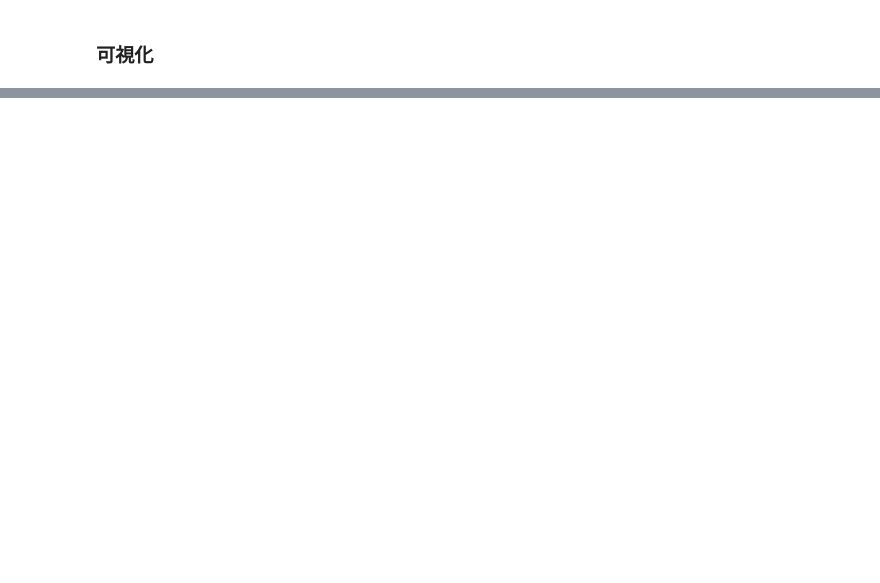
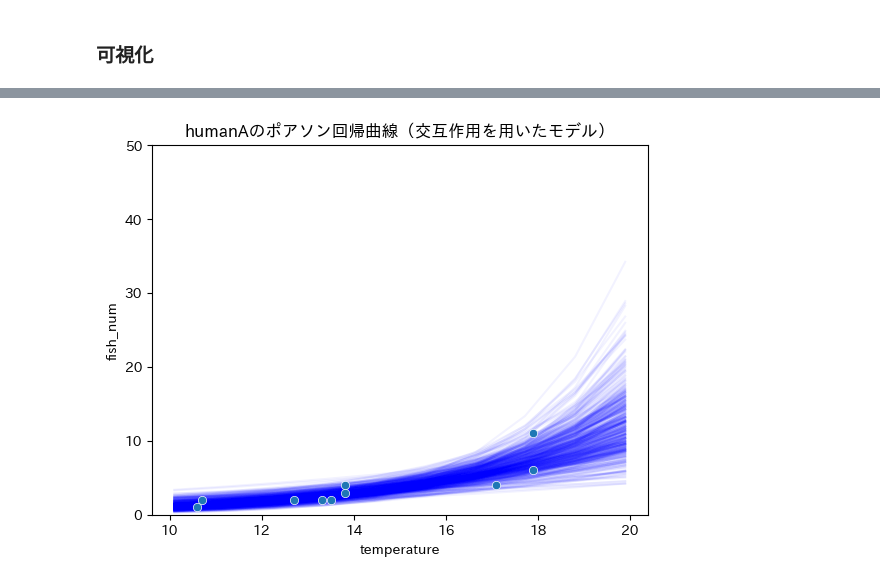
Before and after one commit to wakamatsuikuma/Learning, a Jupyter notebook: (python)RとStanではじめるベイズ統計モデリングによるデータ分析入門/notebook/Part3_11_glmm_randomSlopeEffect.ipynb, the cells around one changed output, grey strips where cells are left out. Cells and saved outputs as stored; diff of their text form; code cells hidden in the pictures; blank space fills up the shorter version.

```diff
--- a/(python)RとStanではじめるベイズ統計モデリングによるデータ分析入門/notebook/Part3_11_glmm_randomSlopeEffect.ipynb
+++ b/(python)RとStanではじめるベイズ統計モデリングによるデータ分析入門/notebook/Part3_11_glmm_randomSlopeEffect.ipynb
@@ -72,4 +84,0 @@ Name: count, dtype: int64
-# %%
-# データの準備
-y = parray2["fish_num"].values
-human_df = pd.get_dummies(df2["human"], dtype=int, drop_first=True)
@@ -75,0 +87,76 @@ human_df = pd.get_dummies(df2["human"], dtype=int, drop_first=True)
+# %%
+for name in df["human"].unique().tolist():
+  # データの準備
+  # Aのフラグカラムを作成
+  df["human_flg"] = 0
+  df.loc[df["human"]==name, "human_flg"] = 1
+
+  # 交互作用項を作成
+  df["human_temperature"] = df["temperature"] * df["human_flg"]
+
+  # 各カラムを配列を作成
+  y = df["fish_num"].values
+  temperature = df["temperature"].values
+  human_flg =  df["human_flg"].values
+  human_temperature =  df["human_temperature"].values
+
+  # ベイズモデリング
+  model_interaction = pm.Model()
+  with model_interaction:
+      # 確率モデルの定義
+      # 観測値をConstantDataとして定義
+      y_data = pm.Data("y_data", y, mutable=True)
+      temperature_data = pm.Data("temperature_data", temperature, mutable=True)
+      human_data = pm.Data("human_data", human_flg, mutable=True)
+      human_temperature_data = pm.Data("human_temperature_data", human_temperature, mutable=True)
+      # パラメータを確率変数として定義
+      b0 = pm.Normal("b0", mu=0, sigma=10)
+      bt = pm.Normal("bt", mu=0, sigma=10)
+      bh = pm.Normal("bh", mu=0, sigma=10)
+      bht = pm.Normal("bht", mu=0, sigma=10)
+      # 目的変数の期待値を確率変数として定義
+      exp_lambda_ = pm.Deterministic("exp_lambda_",
+                                    pt.exp(bt * temperature_data + bh * human_data
+                                            + bht * human_temperature_data + b0))
+      # 観測値を持つ確率変数として定義
+      y_obs = pm.Poisson("y_obs", mu=exp_lambda_, observed=y_data)
+
+      # パラメータのMCMCサンプリング
+      idata_intrctn = pm.sample(
+          chains = 2,
+          tune = 3000,
+          draws = 1000,
+          random_seed = 42,
+      )
+
+  # 描画
+  # 描画したい範囲の温度データの配列作成
+  t_min = df["temperature"].min()
+  t_max = df["temperature"].max()
+  plot_num = 10
+  t_data =  np.linspace(t_min, t_max, plot_num)
+
+  # 各パラメータを抽出
+  bt_array = idata_intrctn.posterior["bt"].values[0, :500].reshape(500, 1)
+  bh_array = idata_intrctn.posterior["bh"].values[0, :500].reshape(500, 1)
+  bht_array = idata_intrctn.posterior["bht"].values[0, :500].reshape(500, 1)
+  b0_array = idata_intrctn.posterior["b0"].values[0, :500].reshape(500, 1)
+
+  # 釣獲尾数の強度の計算
+  lambda_ = (bt_array + bht_array) @ t_data.reshape(1, 10) + bh_array + b0_array
+
+  # 釣獲尾数の期待値の計算
+  e = np.exp(lambda_)
+
+  # ポアソン回帰曲線の描画
+  for y_pred in e:
+    sns.lineplot(x=t_data, y=y_pred, color = "b", alpha=0.05, zorder=1)
+
+  # 観測データの散布図を描画
+  ax = sns.scatterplot(x = df[df["human"] == name]["temperature"],
+                      y = df[df["human"] == name]["fish_num"],
+                      zorder=2)
+  ax.set(ylim=(0, 50))
+  ax.set_title(f"human{name}のポアソン回帰曲線（交互作用を用いたモデル）")
+  plt.show();
+# %% [output]
@@ -75,0 +165 @@ human_df = pd.get_dummies(df2["human"], dtype=int, drop_first=True)
+[figure, added]
```
Also changed, not shown: parts of 23 cells of this notebook, 1 other file.
